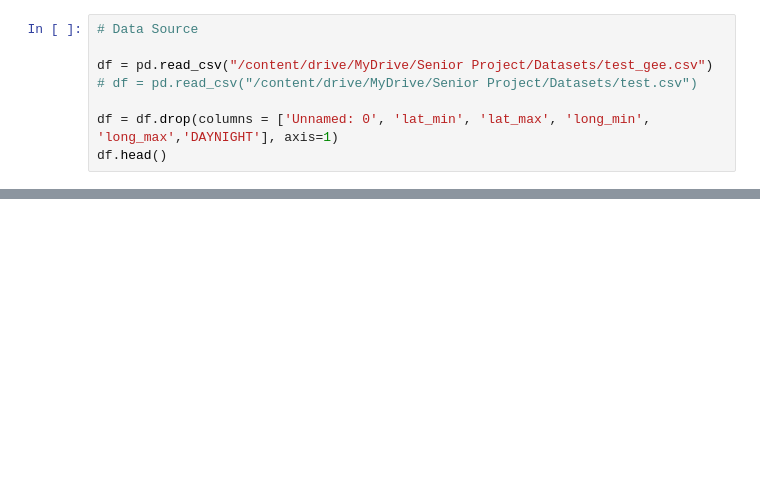
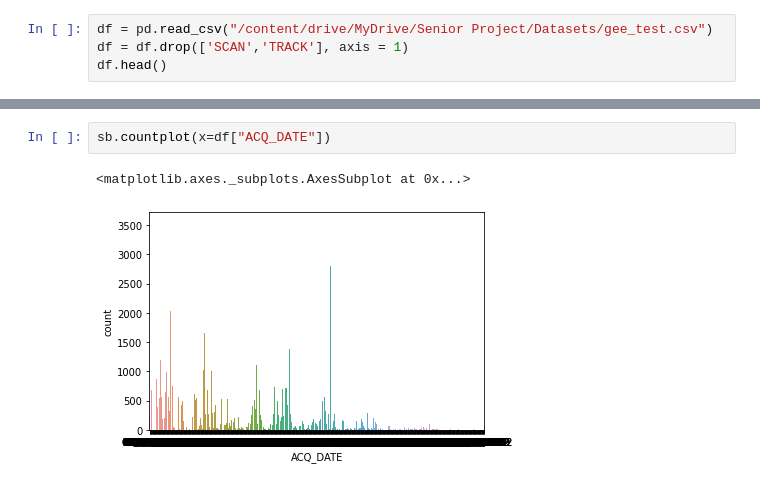
Before and after one commit to ManapatWeeramongkolkul/ForestFireML, a Jupyter notebook: DataPreparation_Pipeline.ipynb, the cells around one changed output, grey strips where cells are left out. Saved outputs shown, nothing was run; the diff lists cells and outputs as text; blank space fills up the shorter version.

```diff
--- a/DataPreparation_Pipeline.ipynb
+++ b/DataPreparation_Pipeline.ipynb
@@ -19,8 +23,4 @@ drive.mount('/content/drive')
 # %%
-# Data Source
-
-df = pd.read_csv("/content/drive/MyDrive/Senior Project/Datasets/test_gee.csv")
-# df = pd.read_csv("/content/drive/MyDrive/Senior Project/Datasets/test.csv")
-
-df = df.drop(columns = ['Unnamed: 0', 'lat_min', 'lat_max', 'long_min', 'long_max','DAYNIGHT'], axis=1)
+df = pd.read_csv("/content/drive/MyDrive/Senior Project/Datasets/gee_test.csv")
+df = df.drop(['SCAN','TRACK'], axis = 1)
 df.head()
@@ -112,0 +122,5 @@ Confusion matrix format : [ tn , fp , fn , tp ]
+# %%
+sb.countplot(x=df["ACQ_DATE"])
+# %% [output]
+<matplotlib.axes._subplots.AxesSubplot at 0x...>
+[figure, added]
```
Also changed, not shown: parts of 76 cells of this notebook.
